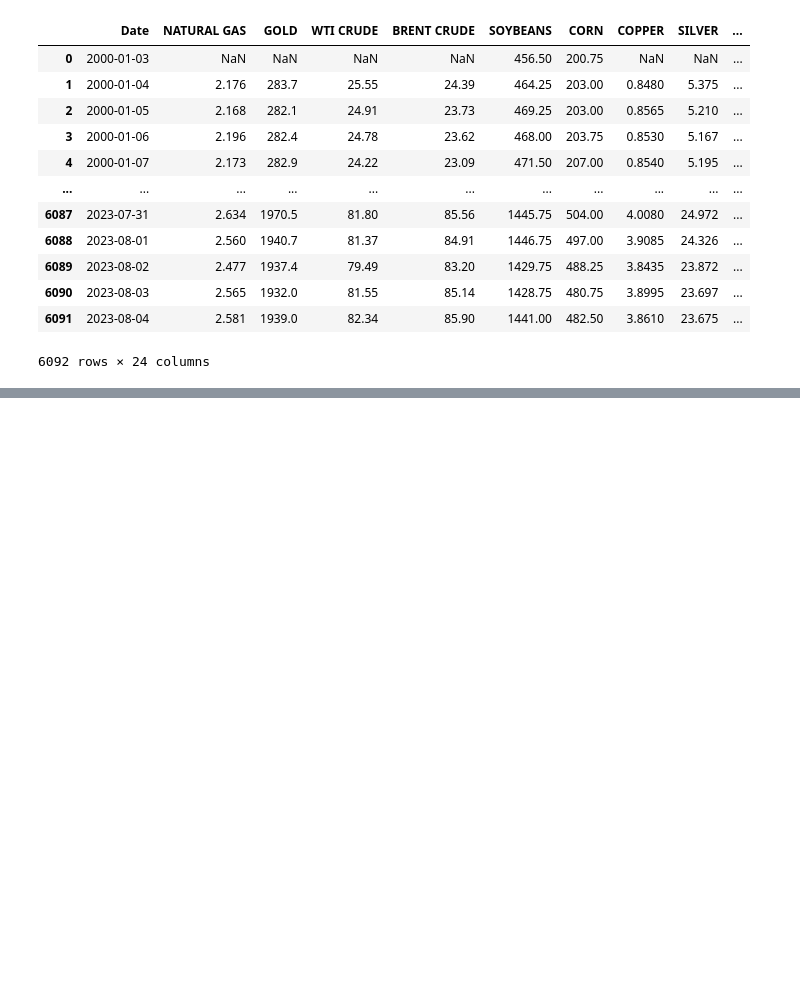
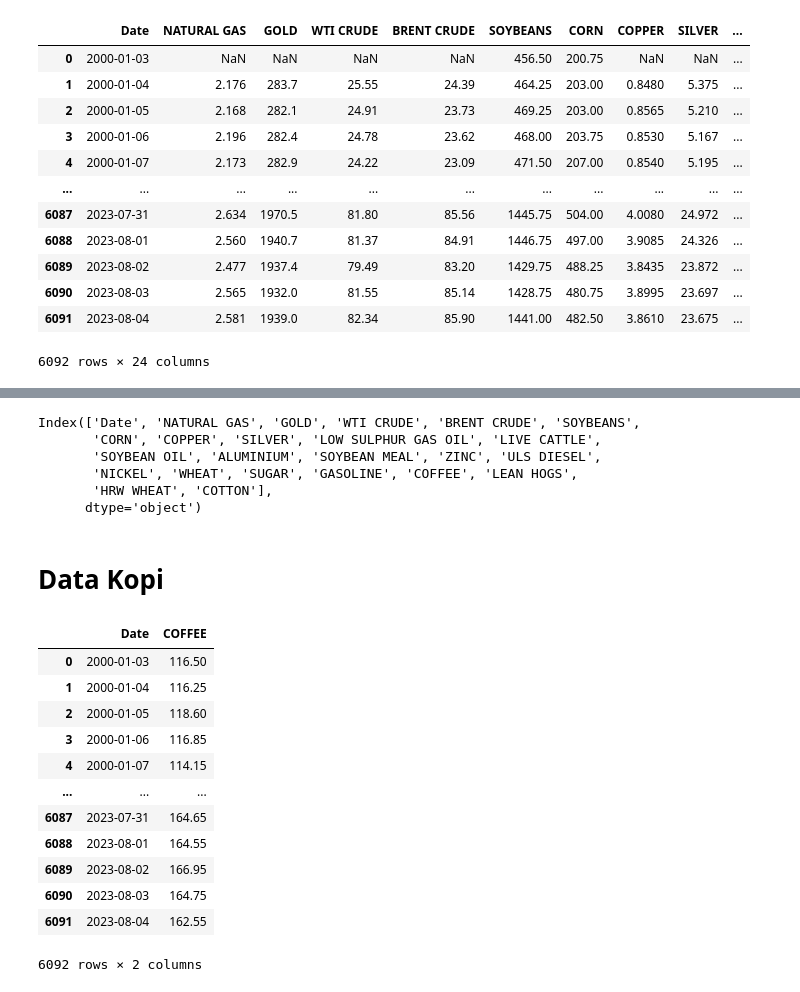
Before and after one commit to firarru/Analisis-Deret-Waktu, a Jupyter notebook: Tubes_ADW.ipynb, the cells around one changed output, grey strips where cells are left out. Cells and saved outputs as stored; diff of their text form; code cells hidden in the pictures; blank space fills up the shorter version.

```diff
--- a/Tubes_ADW.ipynb
+++ b/Tubes_ADW.ipynb
@@ -22,0 +105,29 @@ df
+# %%
+df.columns
+# %% [output]
+Index(['Date', 'NATURAL GAS', 'GOLD', 'WTI CRUDE', 'BRENT CRUDE', 'SOYBEANS',
+       'CORN', 'COPPER', 'SILVER', 'LOW SULPHUR GAS OIL', 'LIVE CATTLE',
+       'SOYBEAN OIL', 'ALUMINIUM', 'SOYBEAN MEAL', 'ZINC', 'ULS DIESEL',
+       'NICKEL', 'WHEAT', 'SUGAR', 'GASOLINE', 'COFFEE', 'LEAN HOGS',
+       'HRW WHEAT', 'COTTON'],
+      dtype='object')
+# %% [markdown]
+# **Data Kopi**
+# %%
+# Memilih kolom 'Date' dan 'KOPI' saja
+df1= df.loc[:, ["Date", "COFFEE"]]
+df1
+# %% [output]
+|  | Date | COFFEE |
+| 0 | 2000-01-03 | 116.50 |
+| 1 | 2000-01-04 | 116.25 |
+| 2 | 2000-01-05 | 118.60 |
+| 3 | 2000-01-06 | 116.85 |
+| 4 | 2000-01-07 | 114.15 |
+| ... | ... | ... |
+| 6087 | 2023-07-31 | 164.65 |
+| 6088 | 2023-08-01 | 164.55 |
+| 6089 | 2023-08-02 | 166.95 |
+| 6090 | 2023-08-03 | 164.75 |
+| 6091 | 2023-08-04 | 162.55 |
+6092 rows × 2 columns
```
Also changed, not shown: parts of 24 cells of this notebook.
